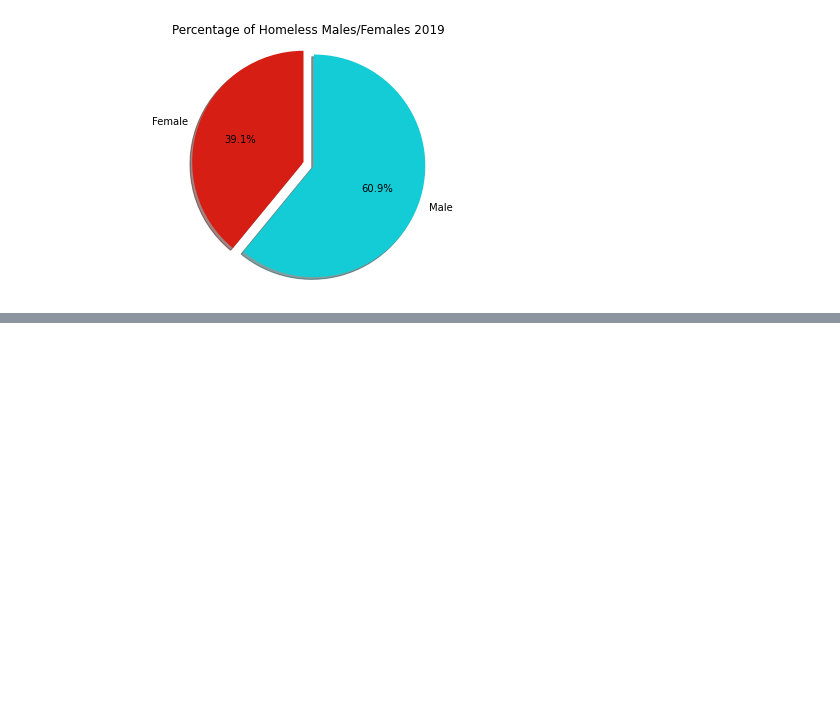
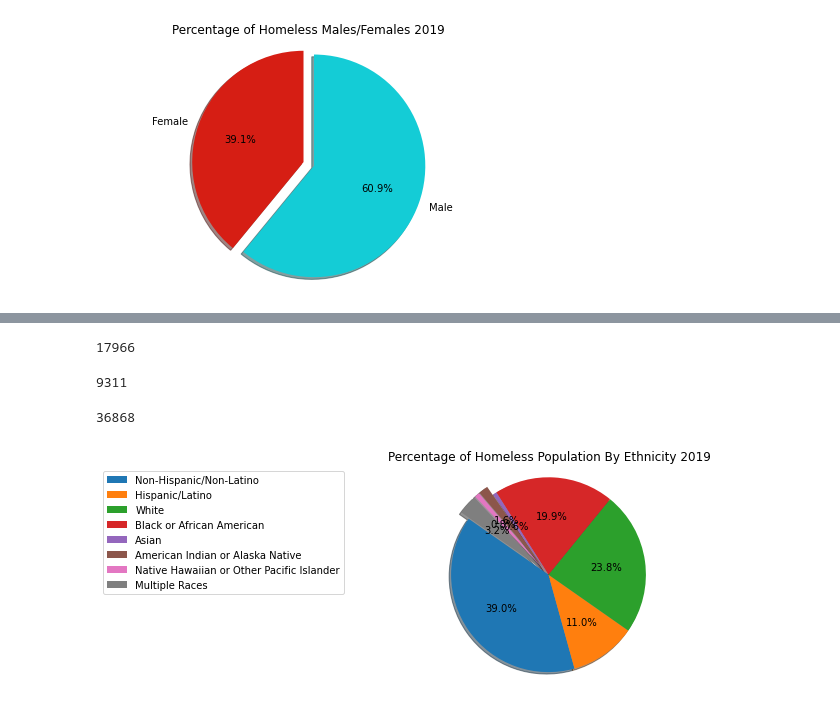
Before and after one commit to esther2897/project_one, a Jupyter notebook: 2019 Homeless Data.ipynb, the cells around one changed output, grey strips where cells are left out. Drawn from its saved outputs; the diff is of its cells as text; code cells hidden in the pictures; blank space fills up the shorter version.

```diff
--- a/2019 Homeless Data.ipynb
+++ b/2019 Homeless Data.ipynb
@@ -53,0 +132,41 @@ plt.show()
+# %%
+total_american_indian_or_alaskan_native = states_homeless_2019_data_df.loc['Total','Overall Homeless - American Indian or Alaska Native, 2019']
+converted_total_american_indian_or_alaskan_native = total_american_indian_or_alaskan_native.replace(',', '')
+converted_total_american_indian_or_alaskan_native = int(converted_total_american_indian_or_alaskan_native)
+print(converted_total_american_indian_or_alaskan_native)
+# %% [output]
+17966
+# %%
+total_native_hawaiian_or_other_pacific_islander = states_homeless_2019_data_df.loc['Total','Overall Homeless - Native Hawaiian or Other Pacific Islander, 2019']
+converted_total_native_hawaiian_or_other_pacific_islander = total_native_hawaiian_or_other_pacific_islander.replace(',', '')
+converted_total_native_hawaiian_or_other_pacific_islander = int(converted_total_native_hawaiian_or_other_pacific_islander)
+print(converted_total_native_hawaiian_or_other_pacific_islander)
+# %% [output]
+9311
+# %%
+total_multiple_races = states_homeless_2019_data_df.loc['Total','Overall Homeless - Multiple Races, 2019']
+converted_total_multiple_races = total_multiple_races.replace(',', '')
+converted_total_multiple_races = int(converted_total_multiple_races)
+print(converted_total_multiple_races)
+# %% [output]
+36868
+# %%
+labels = ['Non-Hispanic/Non-Latino','Hispanic/Latino', 'White', 'Black or African American', 'Asian', 'American Indian or Alaska Native','Native Hawaiian or Other Pacific Islander','Multiple Races']
+data = [converted_total_nonhispanic_nonlatino,converted_total_hispanic_latino,converted_total_white,converted_total_black__or_african_american,converted_total_asian,converted_total_american_indian_or_alaskan_native,converted_total_native_hawaiian_or_other_pacific_islander,converted_total_multiple_races]
+
+explode = (0,0,0,0,0,0.1,0.1,0.1)
+
+#add colors
+# colors = ['#D61E14','#14CCD6', '#30D614']
+fig1, ax1 = plt.subplots()
+ax1.pie(data, labels = None, explode = explode, autopct='%1.1f%%',
+        shadow=True, startangle=145)
+
+plt.legend(labels, loc='best', bbox_to_anchor=(-0.1, 1.),fontsize=10)
+# Equal aspect ratio ensures that pie is drawn as a circle
+ax1.axis('equal')
+plt.title('Percentage of Homeless Population By Ethnicity 2019')
+# plt.tight_layout()
+plt.show()
+# %% [output]
+[figure, added]
```
Also changed, not shown: parts of 10 cells of this notebook.
